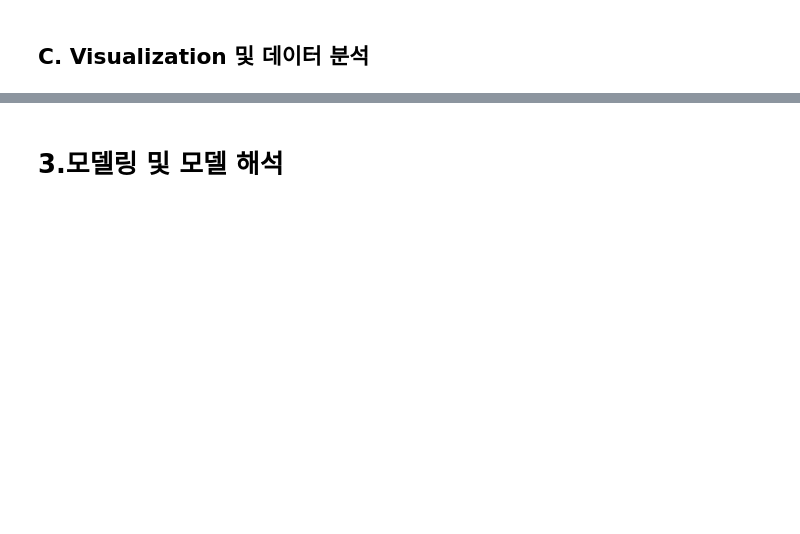
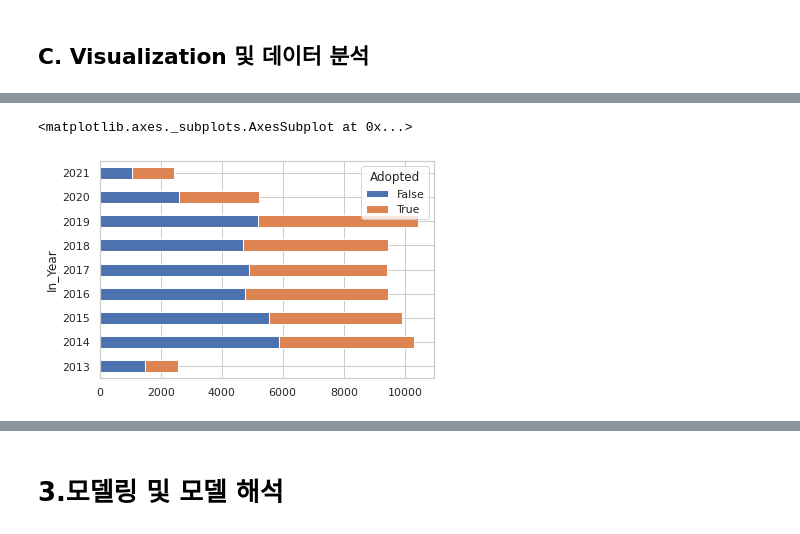
Before and after one commit to jayJ-hub/Section1_Project-, a Jupyter notebook: Section2_Project.ipynb, the cells around one changed output, grey strips where cells are left out. Cells and saved outputs as stored; diff of their text form; code cells hidden in the pictures; blank space fills up the shorter version.

```diff
--- a/Section2_Project.ipynb
+++ b/Section2_Project.ipynb
@@ -1699 +1893,7 @@ outcome.head()
+# %%
+for i in range(len(dupli_list)):
+  if delete_id[i] in df['Animal ID'].tolist():
+    searchID = delete_id[i]
+    del_list = df[df['Animal ID']== searchID].index.tolist()
+    df = df.drop(index = del_list)
 # %%
@@ -1755,0 +2068,10 @@ outcome[outcome['Animal ID'] == searchID ]
+# %%
+df_groupby = train.groupby(['In_Year','Adopted'])['Adopted'].count().unstack()
+df_groupby.plot(
+    kind = 'barh',
+    stacked = True,
+    mark_right = True
+)
+# %% [output]
+<matplotlib.axes._subplots.AxesSubplot at 0x...>
+[figure, added]
```
Also changed, not shown: parts of 66 cells of this notebook.
